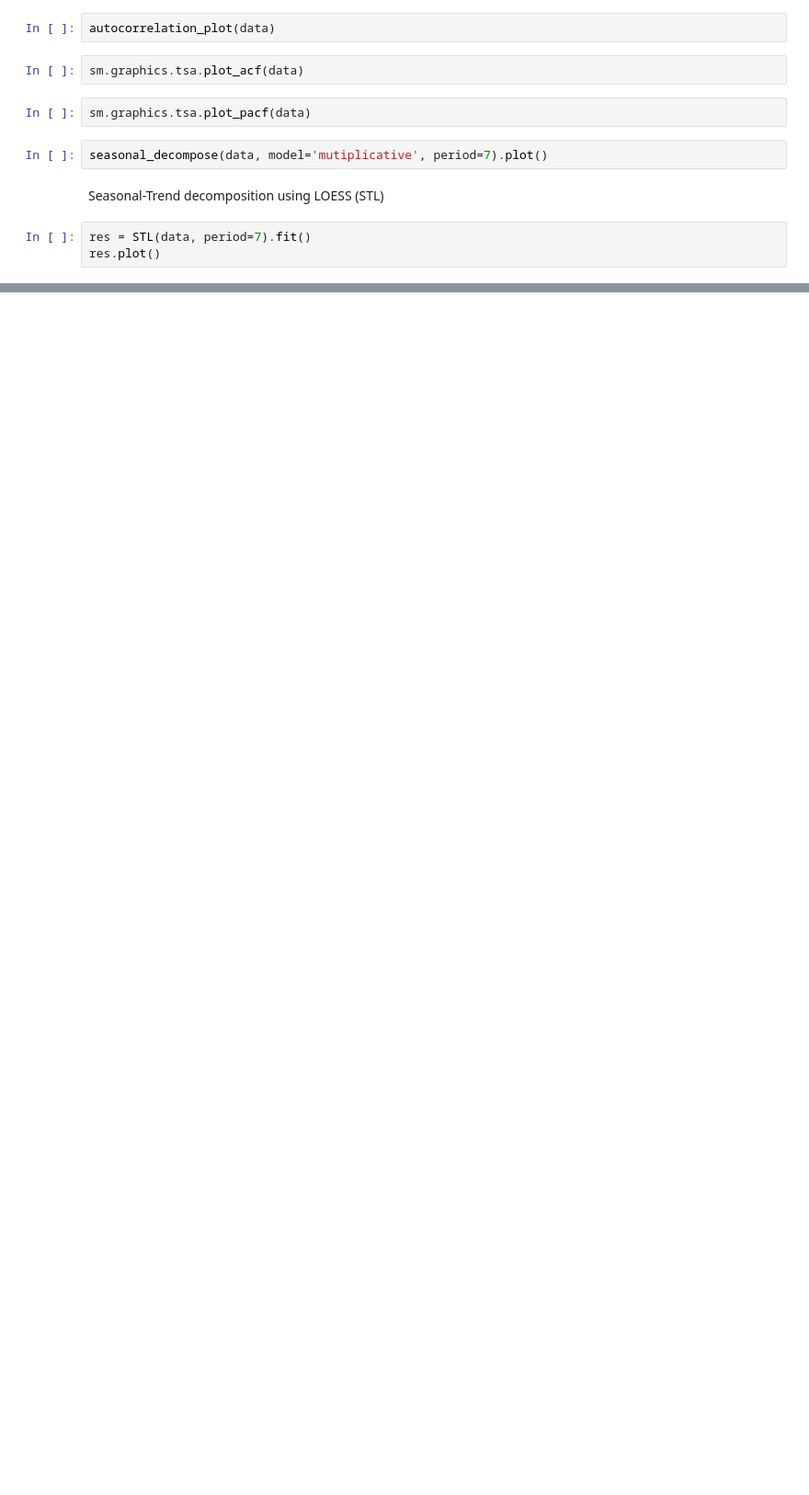
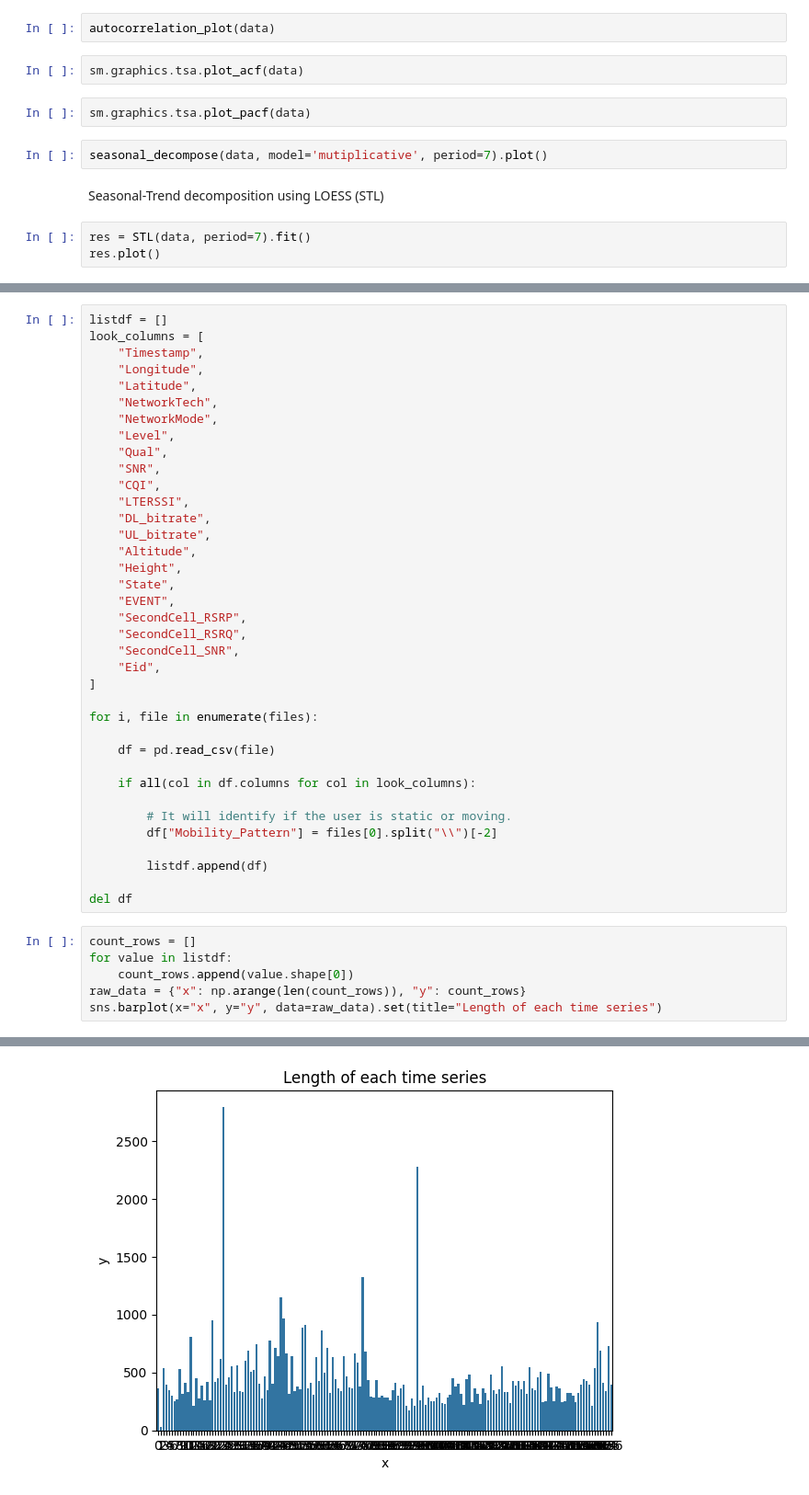
Before and after one commit to ejs94/5g-forecasting, a Jupyter notebook: notebooks/0_exploratory.ipynb, the cells around one changed output, grey strips where cells are left out. Shown at 92% size. Drawn from its saved outputs; the diff is of its cells as text; blank space fills up the shorter version.

```diff
--- a/notebooks/0_exploratory.ipynb
+++ b/notebooks/0_exploratory.ipynb
@@ -325,0 +345,44 @@ res.plot()
+# %%
+listdf = []
+look_columns = [
+    "Timestamp",
+    "Longitude",
+    "Latitude",
+    "NetworkTech",
+    "NetworkMode",
+    "Level",
+    "Qual",
+    "SNR",
+    "CQI",
+    "LTERSSI",
+    "DL_bitrate",
+    "UL_bitrate",
+    "Altitude",
+    "Height",
+    "State",
+    "EVENT",
+    "SecondCell_RSRP",
+    "SecondCell_RSRQ",
+    "SecondCell_SNR",
+    "Eid",
+]
+
+for i, file in enumerate(files):
+
+    df = pd.read_csv(file)
+
+    if all(col in df.columns for col in look_columns):
+
+        # It will identify if the user is static or moving.
+        df["Mobility_Pattern"] = files[0].split("\\")[-2]
+
+        listdf.append(df)
+
+del df
+# %%
+count_rows = []
+for value in listdf:
+    count_rows.append(value.shape[0])
+raw_data = {"x": np.arange(len(count_rows)), "y": count_rows}
+sns.barplot(x="x", y="y", data=raw_data).set(title="Length of each time series")
+# %% [output]
@@ -325,0 +390 @@ res.plot()
+[figure, added]
```
Also changed, not shown: parts of 7 cells of this notebook, 1 other file.
